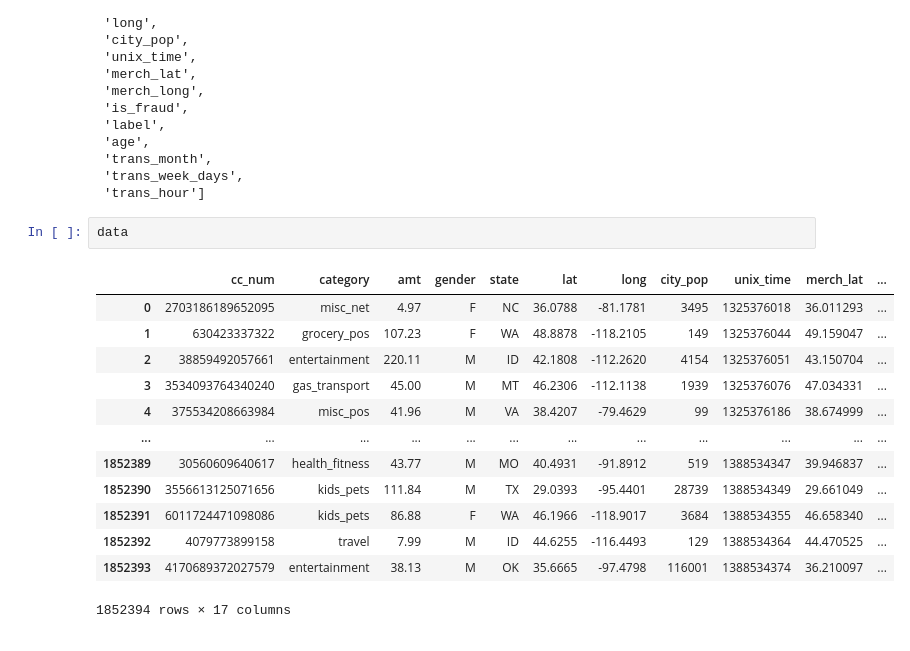
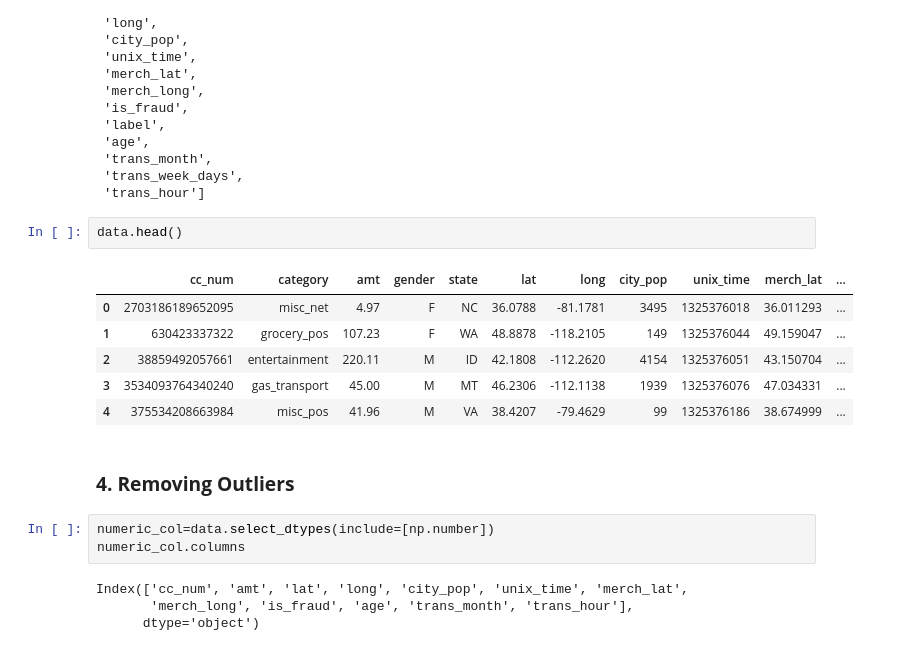
Before and after one commit to sabheen9/Capstone2-Credit-Card-Fraud-Detection, a Jupyter notebook: Credit Card Fraud Detection/notebooks/pre-processing.ipynb, the cells around one changed output. Drawn from its saved outputs; the diff is of its cells as text.

```diff
--- a/Credit Card Fraud Detection/notebooks/pre-processing.ipynb
+++ b/Credit Card Fraud Detection/notebooks/pre-processing.ipynb
@@ -64,18 +65,20 @@ list(data.columns) # lets look at the remaining list of columns
  'trans_week_days',
  'trans_hour']
 # %%
-data
+data.head()
 # %% [output]
 |  | cc_num | category | amt | gender | state | lat | long | city_pop | unix_time | merch_lat | ... |
 | 0 | 2703186189652095 | misc_net | 4.97 | F | NC | 36.0788 | -81.1781 | 3495 | 1325376018 | 36.011293 | ... |
 | 1 | 630423337322 | grocery_pos | 107.23 | F | WA | 48.8878 | -118.2105 | 149 | 1325376044 | 49.159047 | ... |
 | 2 | 38859492057661 | entertainment | 220.11 | M | ID | 42.1808 | -112.2620 | 4154 | 1325376051 | 43.150704 | ... |
 | 3 | 3534093764340240 | gas_transport | 45.00 | M | MT | 46.2306 | -112.1138 | 1939 | 1325376076 | 47.034331 | ... |
 | 4 | 375534208663984 | misc_pos | 41.96 | M | VA | 38.4207 | -79.4629 | 99 | 1325376186 | 38.674999 | ... |
-| ... | ... | ... | ... | ... | ... | ... | ... | ... | ... | ... | ... |
-| 1852389 | 30560609640617 | health_fitness | 43.77 | M | MO | 40.4931 | -91.8912 | 519 | 1388534347 | 39.946837 | ... |
-| 1852390 | 3556613125071656 | kids_pets | 111.84 | M | TX | 29.0393 | -95.4401 | 28739 | 1388534349 | 29.661049 | ... |
-| 1852391 | 6011724471098086 | kids_pets | 86.88 | F | WA | 46.1966 | -118.9017 | 3684 | 1388534355 | 46.658340 | ... |
-| 1852392 | 4079773899158 | travel | 7.99 | M | ID | 44.6255 | -116.4493 | 129 | 1388534364 | 44.470525 | ... |
-| 1852393 | 4170689372027579 | entertainment | 38.13 | M | OK | 35.6665 | -97.4798 | 116001 | 1388534374 | 36.210097 | ... |
-1852394 rows × 17 columns
+# %% [markdown]
+### **4. Removing Outliers**
+# %%
+numeric_col=data.select_dtypes(include=[np.number])
+numeric_col.columns
+# %% [output]
+Index(['cc_num', 'amt', 'lat', 'long', 'city_pop', 'unix_time', 'merch_lat',
+       'merch_long', 'is_fraud', 'age', 'trans_month', 'trans_hour'],
+      dtype='object')
```
Also changed, not shown: parts of 18 cells of this notebook.
